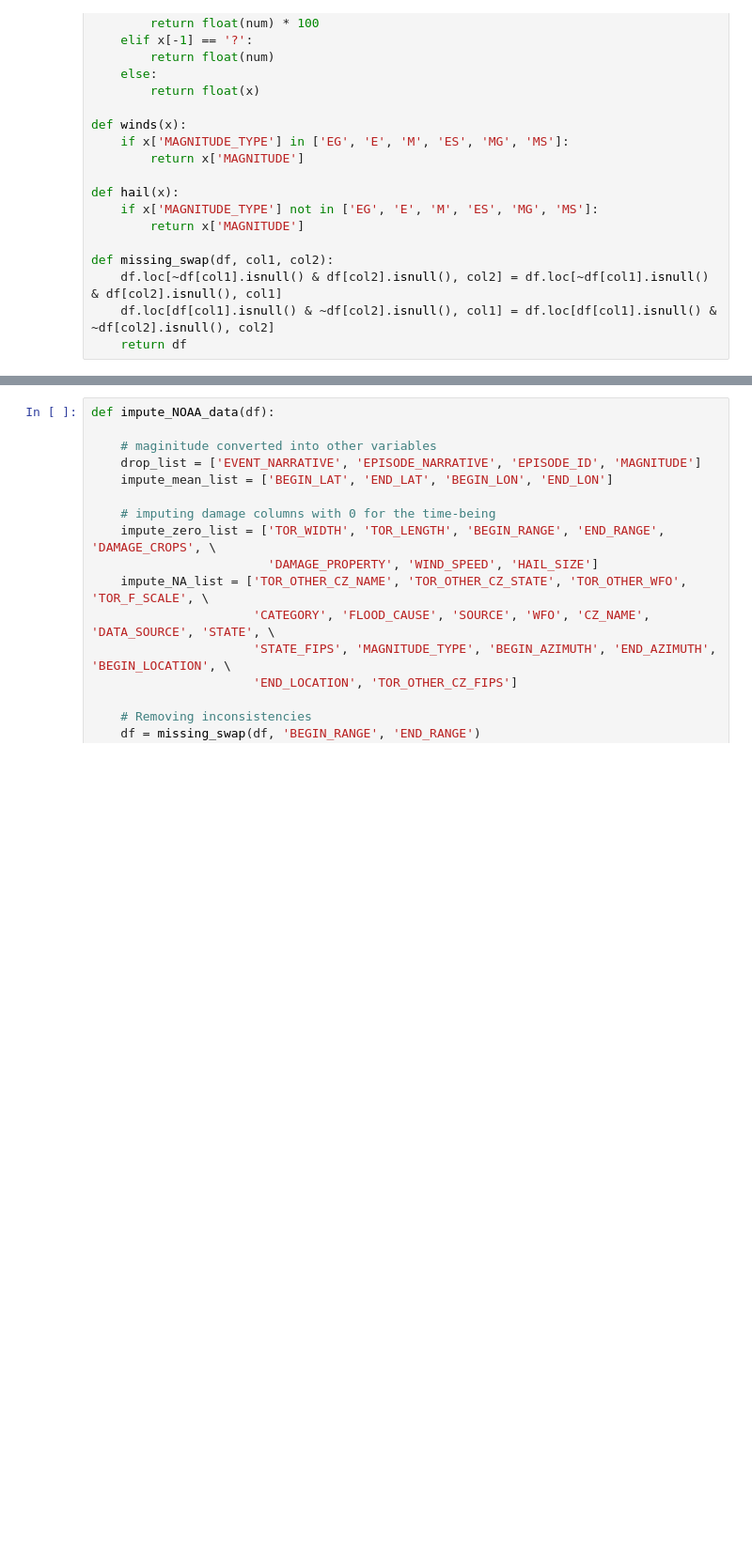
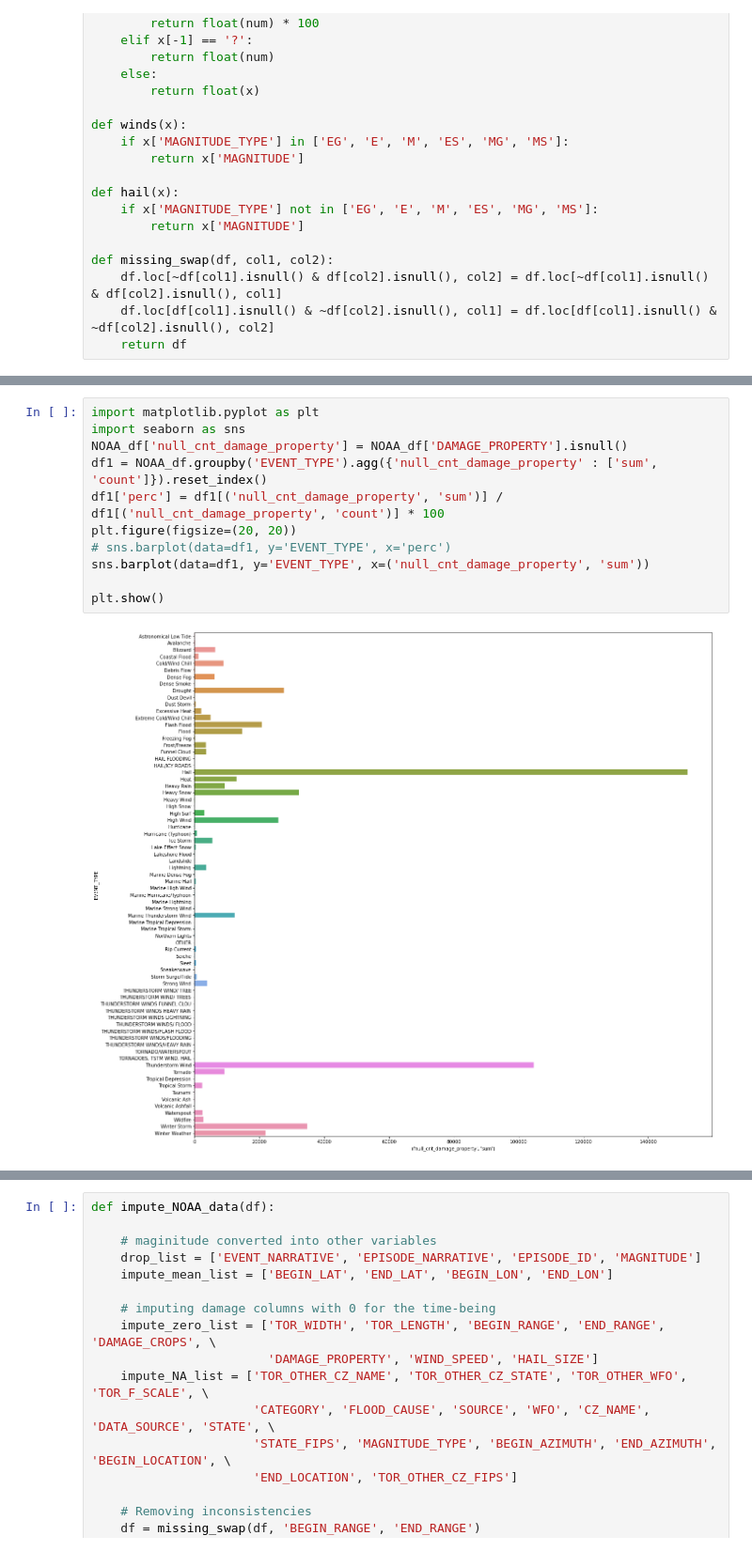
Before and after one commit to siddas18/Natural-Disaster-Damage-Prediction, a Jupyter notebook: Data_cleaning.ipynb, the cells around one changed output, grey strips where cells are left out. Shown at 94% size. Drawn from its saved outputs; the diff is of its cells as text; blank space fills up the shorter version.

```diff
--- a/Data_cleaning.ipynb
+++ b/Data_cleaning.ipynb
@@ -90,0 +100,13 @@ def missing_swap(df, col1, col2):
+# %%
+import matplotlib.pyplot as plt
+import seaborn as sns
+NOAA_df['null_cnt_damage_property'] = NOAA_df['DAMAGE_PROPERTY'].isnull()
+df1 = NOAA_df.groupby('EVENT_TYPE').agg({'null_cnt_damage_property' : ['sum', 'count']}).reset_index()
+df1['perc'] = df1[('null_cnt_damage_property', 'sum')] / df1[('null_cnt_damage_property', 'count')] * 100
+plt.figure(figsize=(20, 20))
+# sns.barplot(data=df1, y='EVENT_TYPE', x='perc')
+sns.barplot(data=df1, y='EVENT_TYPE', x=('null_cnt_damage_property', 'sum'))
+
+plt.show()
+# %% [output]
+[figure, added]
```
Also changed, not shown: parts of 3 cells of this notebook.
